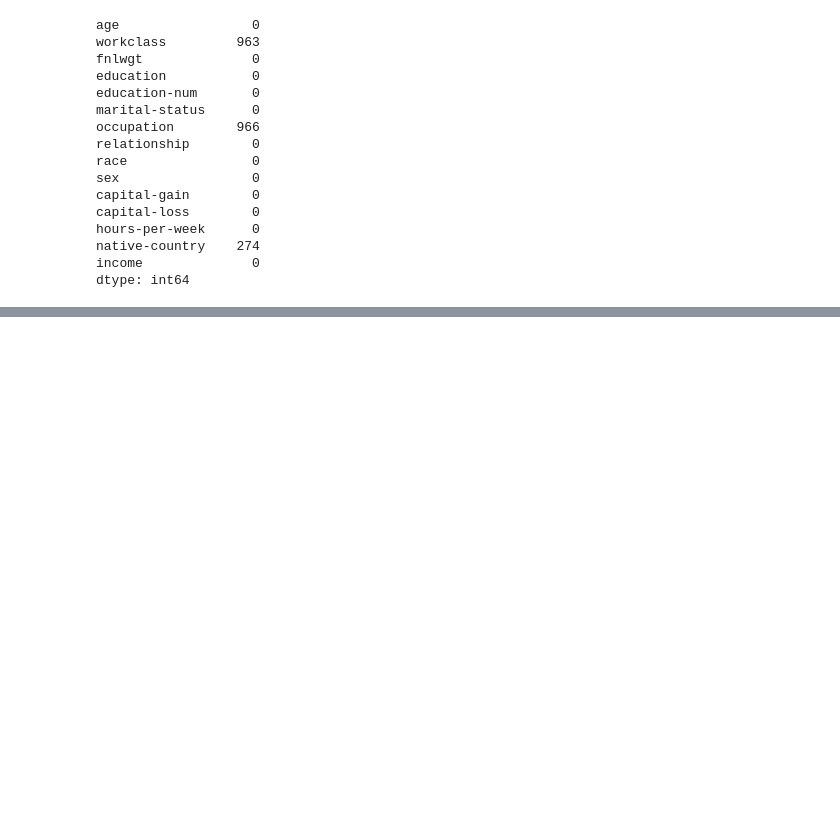
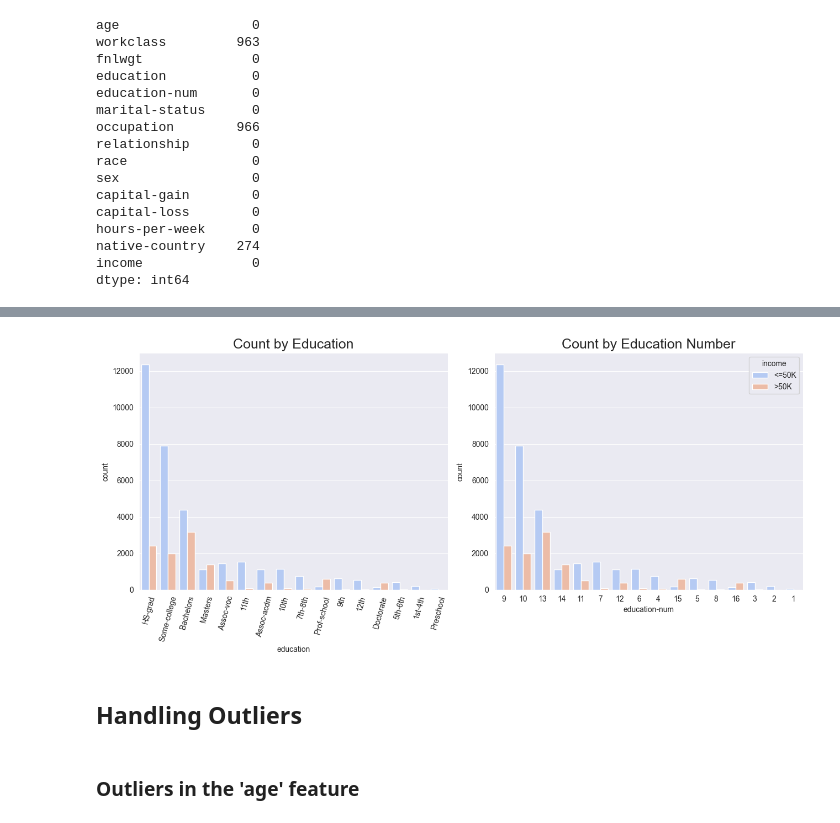
Before and after one commit to Tharusha02/Income-Prediction-Model-using-Naive-Bayes---Random-Forest, a Jupyter notebook: Income Prediction Model/Income Prediction.ipynb, the cells around one changed output, grey strips where cells are left out. Cells and saved outputs as stored; diff of their text form; code cells hidden in the pictures; blank space fills up the shorter version.

```diff
--- a/Income Prediction Model/Income Prediction.ipynb
+++ b/Income Prediction Model/Income Prediction.ipynb
@@ -124,0 +331,30 @@ dtype: int64
+# %%
+#getting the count for each education category
+Education_data=df['education'].value_counts()
+order1= list(Education_data.index)
+
+EducationNum_data=df['education-num'].value_counts()
+order2= list(EducationNum_data.index)
+# %%
+# Plotting the count bar plots
+plt.figure(figsize=(13, 6))
+
+# Plot for the first subplot
+plt.subplot(1, 2, 1)
+plot1 = sns.countplot(data=df, x='education', hue='income', order=order1, palette='coolwarm', hue_order=['<=50K', '>50K'])
+plt.title('Count by Education', fontsize=18)
+plt.xticks(rotation=75)
+
+# Plot for the second subplot
+plt.subplot(1, 2, 2)
+plot2 = sns.countplot(data=df, x='education-num', hue='income', order=order2, palette='coolwarm', hue_order=['<=50K', '>50K'])
+plt.title('Count by Education Number', fontsize=18)
+
+# Remove the legend for the first subplot
+plot1.legend_.remove()
+
+# Show the plots
+plt.tight_layout()
+plt.show()
+# %% [output]
+[figure, added]
@@ -124,0 +363,4 @@ dtype: int64
+# %% [markdown]
+## Handling Outliers
+# %% [markdown]
+### Outliers in the 'age' feature
```
Also changed, not shown: parts of 65 cells of this notebook.
